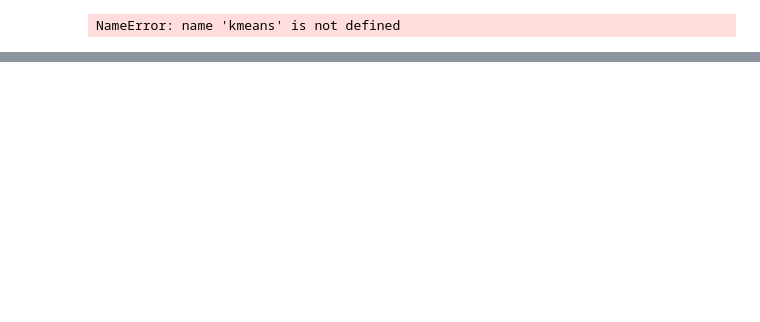
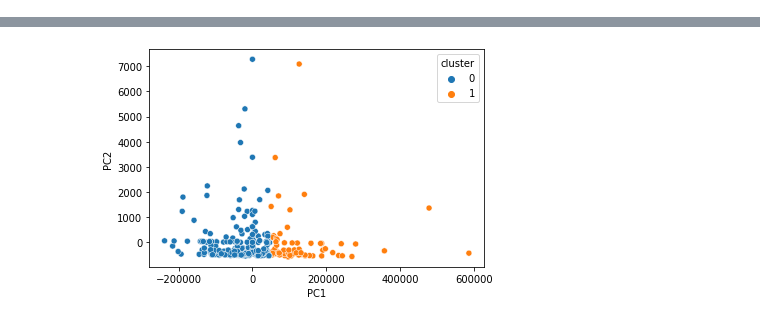
Before and after one commit to evelina03/spectral_clustering, a Jupyter notebook: Dataset_1/KMEANS.ipynb, the cells around one changed output, grey strips where cells are left out. Drawn from its saved outputs; the diff is of its cells as text; code cells hidden in the pictures; blank space fills up the shorter version.

Commit message:
pca + kmeans on dataset1

```diff
--- a/Dataset_1/KMEANS.ipynb
+++ b/Dataset_1/KMEANS.ipynb
@@ -18,7 +34,3 @@ df_cluster.head()
-# %%
-df , plot = kmeans(df_cluster2, 2)
-# %% [output]
-NameError: name 'kmeans' is not defined
 # %%
 # Kmeans Clustering
 def kmeans(df, n):
@@ -66,4 +95,6 @@ def cluster_visualization(df):
         cluster_list.append(df[df['cluster'] == i])
     return cluster_list
 # %%
-clusters = cluster_visualization(df_cluster)
+df_cluster_1 , plot1 = kmeans(df_cluster, 2)
+df_cluster_1.head()
+# %% [output]
@@ -69,0 +107 @@ clusters = cluster_visualization(df_cluster)
+[figure, added]
```
Also changed, not shown: parts of 13 cells of this notebook.
